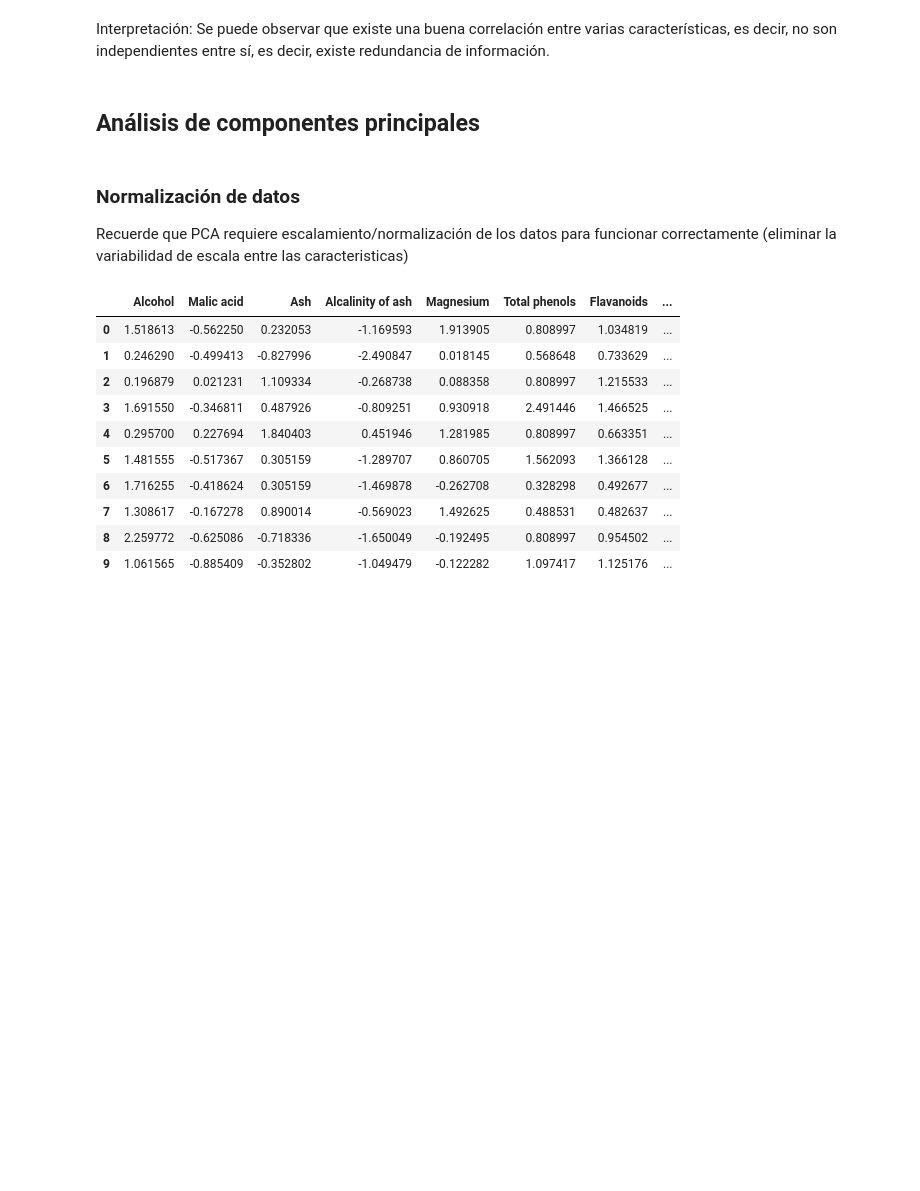
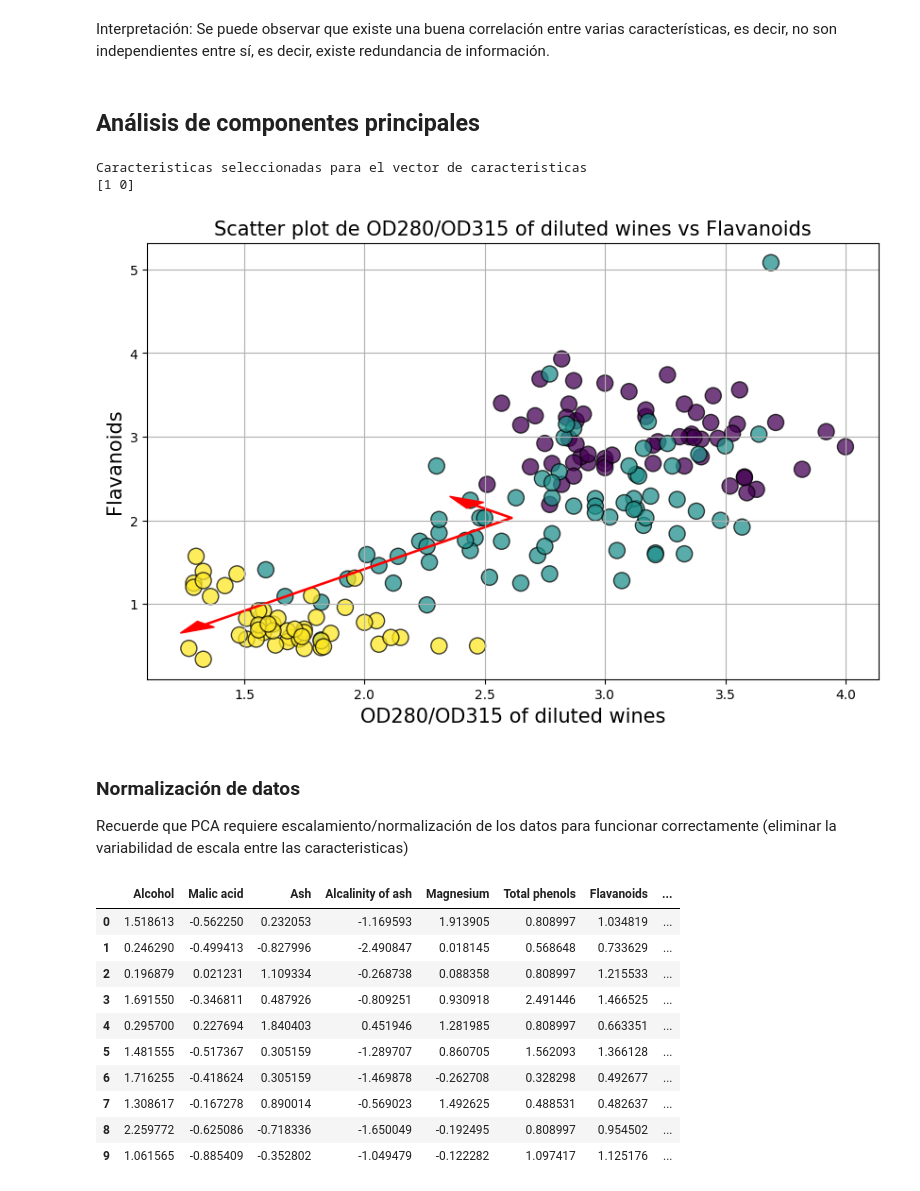
Before and after one commit to santiagoeor/ml-infotep, a Jupyter notebook: Examples/pca2.ipynb, the cells around one changed output. Drawn from its saved outputs; the diff is of its cells as text; code cells hidden in the pictures; blank space fills up the shorter version.

```diff
--- a/Examples/pca2.ipynb
+++ b/Examples/pca2.ipynb
@@ -206,6 +206,33 @@ class PCA:
         datos_proyectados = self.proyectar(self.vector_caracteristica)
 
         return datos_proyectados
+# %%
+nuevo_df = df[['OD280/OD315 of diluted wines', 'Flavanoids']]
+pca = PCA(n_componentes=2)
+pca_proyeccion = pca.run(nuevo_df)
+# %% [output]
+Caracteristicas seleccionadas para el vector de caracteristicas
+[1 0]
+# %%
+import matplotlib.pyplot as plt
+import numpy as np
+
+centroide = np.mean(nuevo_df, axis=0)
+
+plt.figure(figsize=(10, 6))
+plt.scatter(nuevo_df['OD280/OD315 of diluted wines'],nuevo_df['Flavanoids'], c=df['Class'], edgecolors='k', alpha=0.75, s=150)
+plt.grid(True)
+plt.title("Scatter plot de OD280/OD315 of diluted wines vs Flavanoids", fontsize=15)
+plt.xlabel("OD280/OD315 of diluted wines", fontsize=15)
+plt.ylabel("Flavanoids", fontsize=15)
+
+for i in range(pca.n_componentes):
+  vector = pca.vectores_propios[:, i] * pca.valores_propios[i]
+  plt.arrow(centroide[0], centroide[1], vector[0], vector[1], color='r', width=0.01, head_width=0.1)
+
+plt.show()
+# %% [output]
+[figure, added]
 # %% [markdown]
 ### Normalización de datos
 Recuerde que PCA requiere escalamiento/normalización de los datos para funcionar correctamente (eliminar la variabilidad de escala entre las caracteristicas)
```
Also changed, not shown: parts of 1 cell of this notebook.
